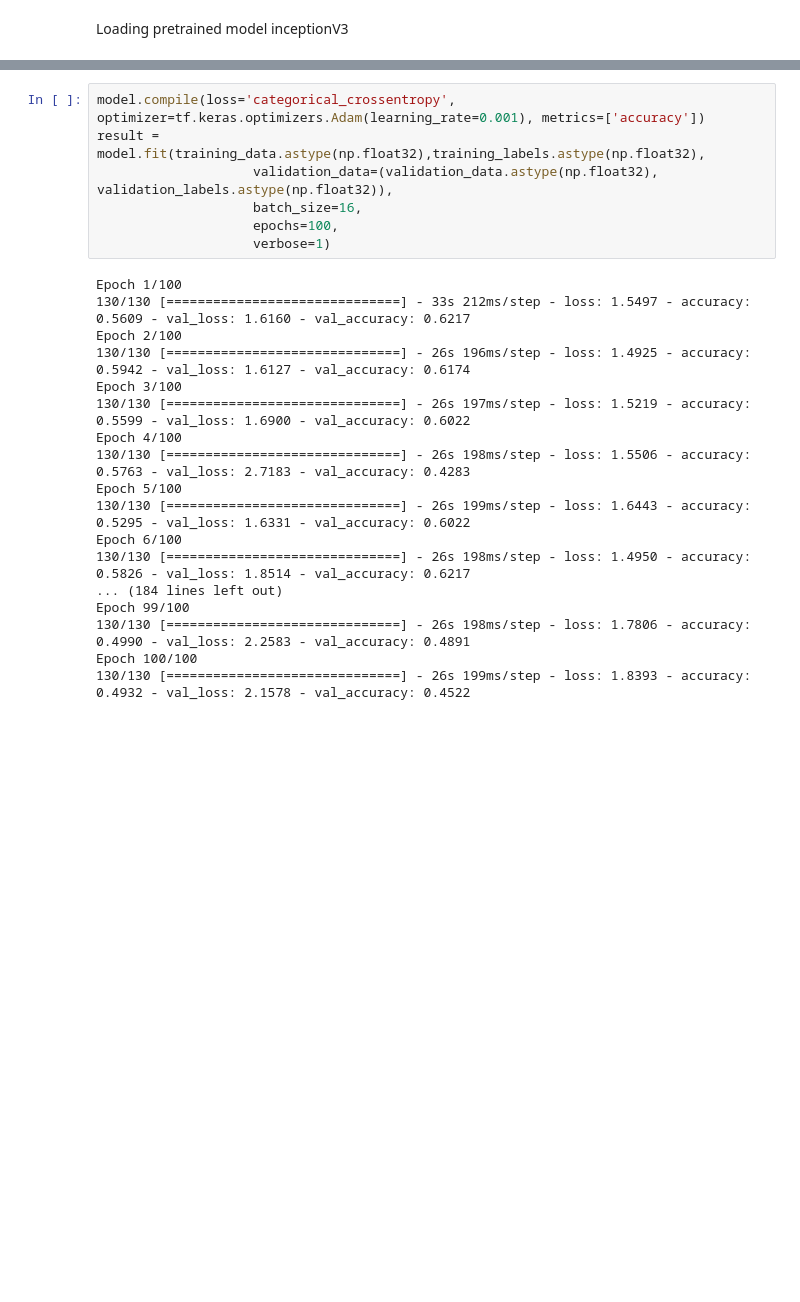
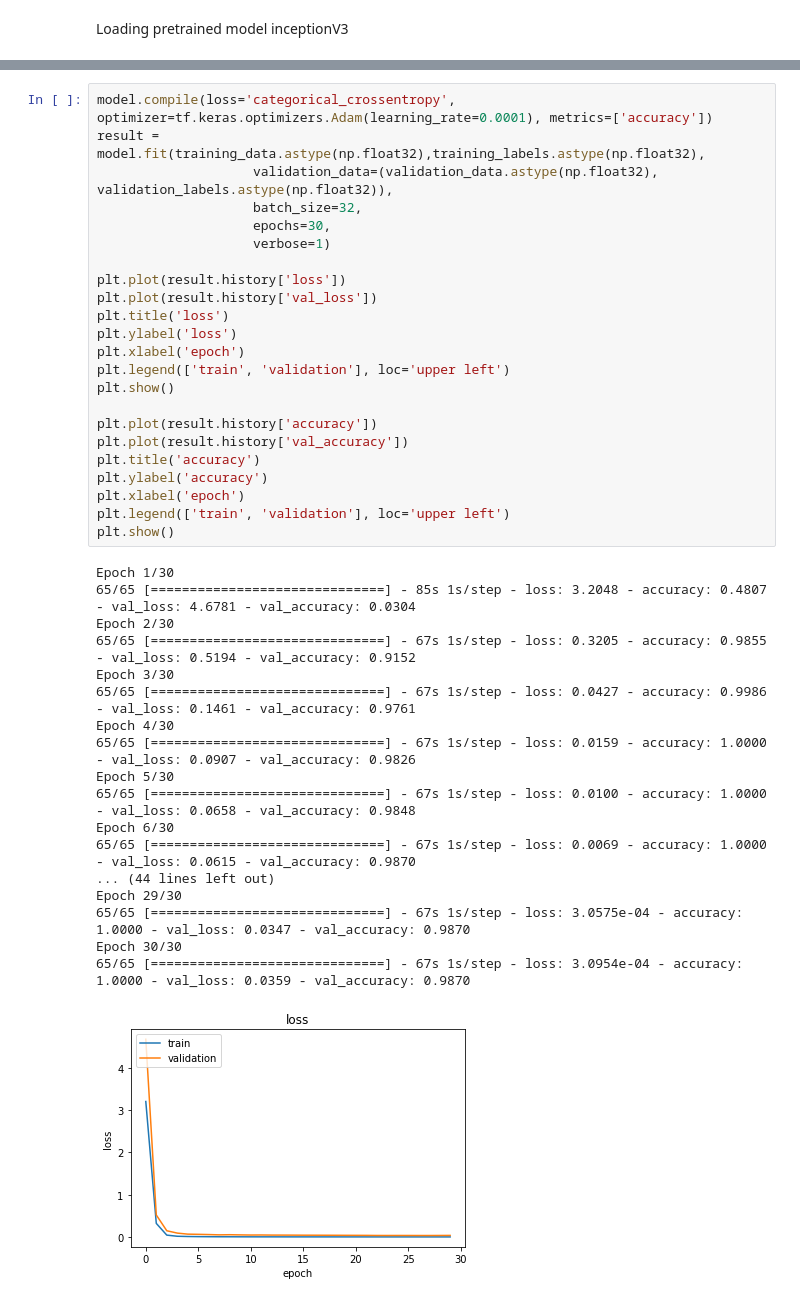
Before and after one commit to AlaaIraqy/SignatureRecognition, a Jupyter notebook: SignatureRecognition.ipynb, the cells around one changed output, grey strips where cells are left out. Cells and saved outputs as stored; diff of their text form; blank space fills up the shorter version.

```diff
--- a/SignatureRecognition.ipynb
+++ b/SignatureRecognition.ipynb
@@ -203,26 +206,43 @@ Non-trainable params: 21,802,784
 __________________________________________________________________________________________________
 # %%
-model.compile(loss='categorical_crossentropy', optimizer=tf.keras.optimizers.Adam(learning_rate=0.001), metrics=['accuracy'])
+model.compile(loss='categorical_crossentropy', optimizer=tf.keras.optimizers.Adam(learning_rate=0.0001), metrics=['accuracy'])
 result = model.fit(training_data.astype(np.float32),training_labels.astype(np.float32),
                     validation_data=(validation_data.astype(np.float32), validation_labels.astype(np.float32)),
-                    batch_size=16,
-                    epochs=100,
+                    batch_size=32,
+                    epochs=30,
                     verbose=1)
+
+plt.plot(result.history['loss'])
+plt.plot(result.history['val_loss'])
+plt.title('loss')
+plt.ylabel('loss')
+plt.xlabel('epoch')
+plt.legend(['train', 'validation'], loc='upper left')
+plt.show()
+
+plt.plot(result.history['accuracy'])
+plt.plot(result.history['val_accuracy'])
+plt.title('accuracy')
+plt.ylabel('accuracy')
+plt.xlabel('epoch')
+plt.legend(['train', 'validation'], loc='upper left')
+plt.show()
 # %% [output]
-Epoch 1/100
-130/130 [==============================] - 33s 212ms/step - loss: 1.5497 - accuracy: 0.5609 - val_loss: 1.6160 - val_accuracy: 0.6217
-Epoch 2/100
-130/130 [==============================] - 26s 196ms/step - loss: 1.4925 - accuracy: 0.5942 - val_loss: 1.6127 - val_accuracy: 0.6174
-Epoch 3/100
-130/130 [==============================] - 26s 197ms/step - loss: 1.5219 - accuracy: 0.5599 - val_loss: 1.6900 - val_accuracy: 0.6022
-Epoch 4/100
-130/130 [==============================] - 26s 198ms/step - loss: 1.5506 - accuracy: 0.5763 - val_loss: 2.7183 - val_accuracy: 0.4283
-Epoch 5/100
-130/130 [==============================] - 26s 199ms/step - loss: 1.6443 - accuracy: 0.5295 - val_loss: 1.6331 - val_accuracy: 0.6022
-Epoch 6/100
-130/130 [==============================] - 26s 198ms/step - loss: 1.4950 - accuracy: 0.5826 - val_loss: 1.8514 - val_accuracy: 0.6217
-... (184 lines left out)
-Epoch 99/100
-130/130 [==============================] - 26s 198ms/step - loss: 1.7806 - accuracy: 0.4990 - val_loss: 2.2583 - val_accuracy: 0.4891
-Epoch 100/100
-130/130 [==============================] - 26s 199ms/step - loss: 1.8393 - accuracy: 0.4932 - val_loss: 2.1578 - val_accuracy: 0.4522
+Epoch 1/30
+65/65 [==============================] - 85s 1s/step - loss: 3.2048 - accuracy: 0.4807 - val_loss: 4.6781 - val_accuracy: 0.0304
+Epoch 2/30
+65/65 [==============================] - 67s 1s/step - loss: 0.3205 - accuracy: 0.9855 - val_loss: 0.5194 - val_accuracy: 0.9152
+Epoch 3/30
+65/65 [==============================] - 67s 1s/step - loss: 0.0427 - accuracy: 0.9986 - val_loss: 0.1461 - val_accuracy: 0.9761
+Epoch 4/30
+65/65 [==============================] - 67s 1s/step - loss: 0.0159 - accuracy: 1.0000 - val_loss: 0.0907 - val_accuracy: 0.9826
+Epoch 5/30
+65/65 [==============================] - 67s 1s/step - loss: 0.0100 - accuracy: 1.0000 - val_loss: 0.0658 - val_accuracy: 0.9848
+Epoch 6/30
+65/65 [==============================] - 67s 1s/step - loss: 0.0069 - accuracy: 1.0000 - val_loss: 0.0615 - val_accuracy: 0.9870
+... (44 lines left out)
+Epoch 29/30
+65/65 [==============================] - 67s 1s/step - loss: 3.0575e-04 - accuracy: 1.0000 - val_loss: 0.0347 - val_accuracy: 0.9870
+Epoch 30/30
+65/65 [==============================] - 67s 1s/step - loss: 3.0954e-04 - accuracy: 1.0000 - val_loss: 0.0359 - val_accuracy: 0.9870
+[figure, added]
```
Also changed, not shown: parts of 5 cells of this notebook.
